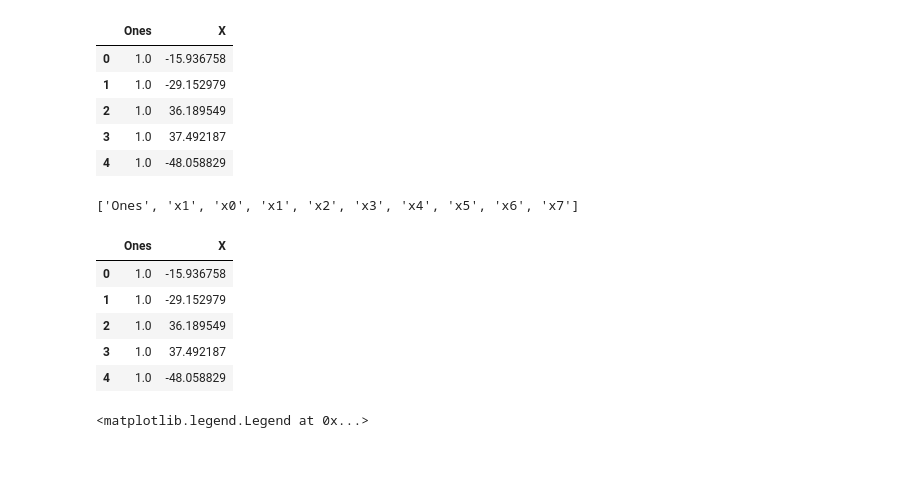
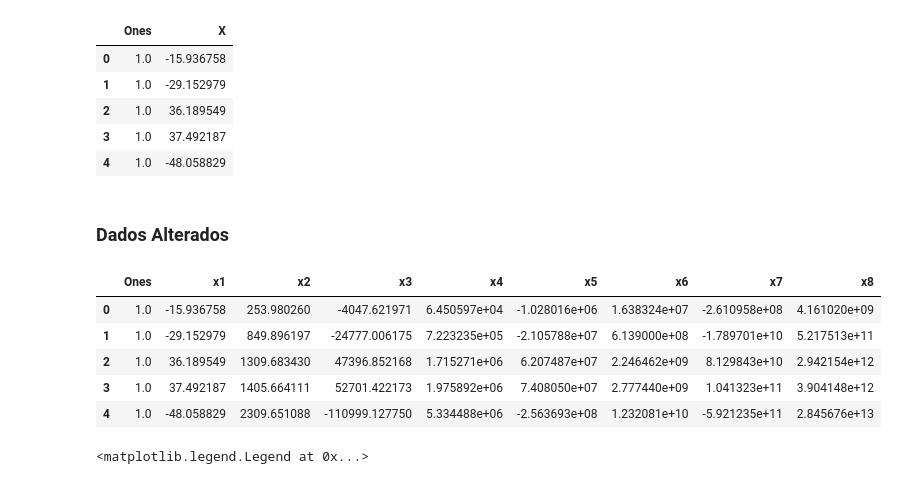
Before and after one commit to ramonsilvanet/AM_Trabalho1, a Jupyter notebook: exercicio_7_regressao_polinomial.ipynb, the cells around one changed output. Drawn from its saved outputs; the diff is of its cells as text; code cells hidden in the pictures.

```diff
--- a/exercicio_7_regressao_polinomial.ipynb
+++ b/exercicio_7_regressao_polinomial.ipynb
@@ -36,7 +38,8 @@ yval: (21, 1)
 # %%
 def mapearCaracteristicas(c1, grau_polinomio):
-    assert grau_polinomio >= 1
-    def iter():
-        for i in range(1, grau_polinomio + 1):
-                yield np.power(c1, i)
-    return np.vstack(iter())
+    m = c1.shape[0]
+    data = np.ones((m,grau_polinomio+1))
+    for i in range(m):
+        for j in range(0, grau_polinomio+1):
+            data[i,j] = np.power(c1[i,1], j)
+    return data
@@ -50,16 +55,22 @@ original_x.head()
 | 2 | 1.0 | 36.189549 |
 | 3 | 1.0 | 37.492187 |
 | 4 | 1.0 | -48.058829 |
-# %%
-
-polinomio = mapearCaracteristicas(X.T, 8)
-transformado = pd.DataFrame(data=polinomio)
-original_x.head()
-# %% [output]
-['Ones', 'x1', 'x0', 'x1', 'x2', 'x3', 'x4', 'x5', 'x6', 'x7']
-|  | Ones | X |
-| 0 | 1.0 | -15.936758 |
-| 1 | 1.0 | -29.152979 |
-| 2 | 1.0 | 36.189549 |
-| 3 | 1.0 | 37.492187 |
-| 4 | 1.0 | -48.058829 |
+# %% [markdown]
+### Dados Alterados
+# %%
+grau = 8
+polinomio = mapearCaracteristicas(X, grau)
+
+colunas = ["Ones"]
+for i in range(1, grau+1):
+    colunas.append("x" + str(i))
+
+x_transformado = pd.DataFrame(polinomio, columns=indices)
+x_transformado.head()
+# %% [output]
+|  | Ones | x1 | x2 | x3 | x4 | x5 | x6 | x7 | x8 |
+| 0 | 1.0 | -15.936758 | 253.980260 | -4047.621971 | 6.450597e+04 | -1.028016e+06 | 1.638324e+07 | -2.610958e+08 | 4.161020e+09 |
+| 1 | 1.0 | -29.152979 | 849.896197 | -24777.006175 | 7.223235e+05 | -2.105788e+07 | 6.139000e+08 | -1.789701e+10 | 5.217513e+11 |
+| 2 | 1.0 | 36.189549 | 1309.683430 | 47396.852168 | 1.715271e+06 | 6.207487e+07 | 2.246462e+09 | 8.129843e+10 | 2.942154e+12 |
+| 3 | 1.0 | 37.492187 | 1405.664111 | 52701.422173 | 1.975892e+06 | 7.408050e+07 | 2.777440e+09 | 1.041323e+11 | 3.904148e+12 |
+| 4 | 1.0 | -48.058829 | 2309.651088 | -110999.127750 | 5.334488e+06 | -2.563693e+08 | 1.232081e+10 | -5.921235e+11 | 2.845676e+13 |
```
Also changed, not shown: parts of 4 cells of this notebook.
